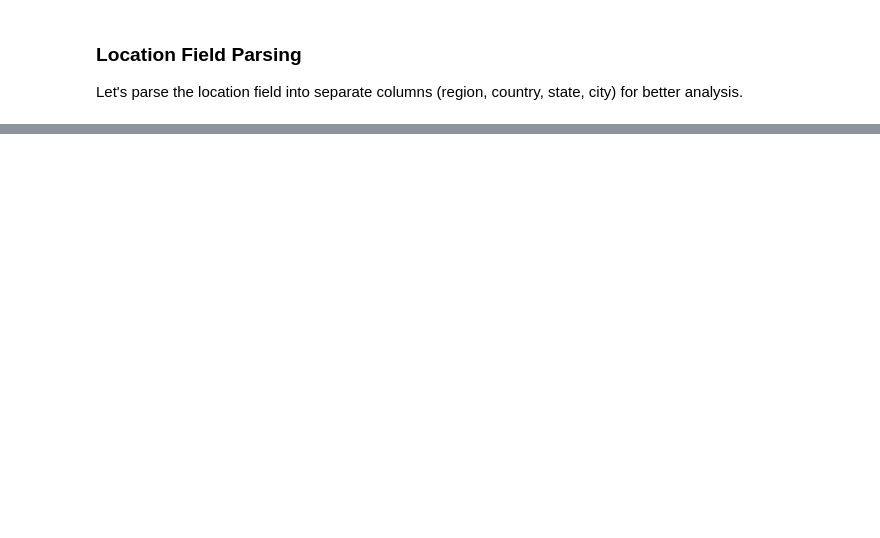
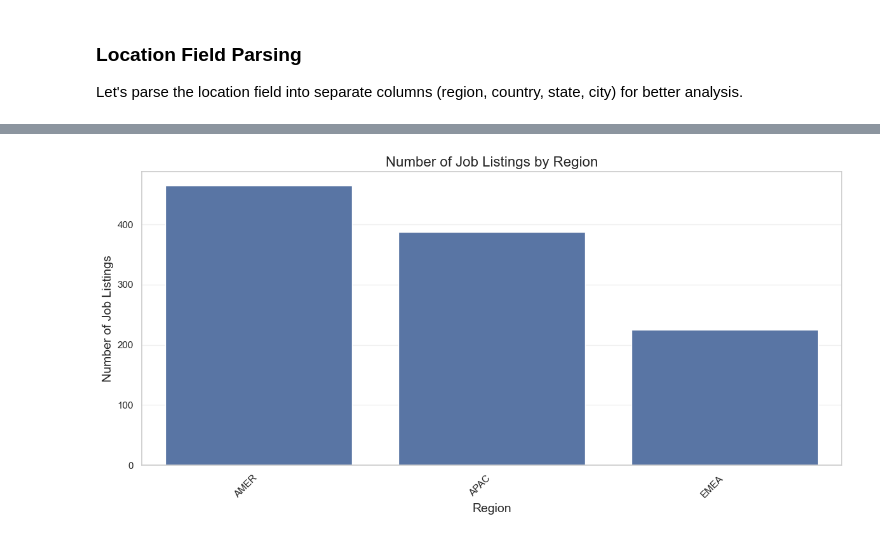
Before and after one commit to adfrisealach/workday-scraper, a Jupyter notebook: analysis/job_data_analysis.ipynb, the cells around one changed output, grey strips where cells are left out. Saved outputs shown, nothing was run; the diff lists cells and outputs as text; code cells hidden in the pictures; blank space fills up the shorter version.

```diff
--- a/analysis/job_data_analysis.ipynb
+++ b/analysis/job_data_analysis.ipynb
@@ -627,0 +439,19 @@ Max jobs collected on a single day: 423 on 2025-07-29
+# %%
+# Jobs by Region
+# Extract region from location field since there's no 'region' column
+# Location format appears to be "REGION - COUNTRY - CITY - ADDRESS"
+df['extracted_region'] = df['location'].str.split(' - ').str[0]
+
+if df['extracted_region'].notna().any():
+    region_counts = df['extracted_region'].value_counts()
+    plt.figure(figsize=(12, 6))
+    sns.barplot(x=region_counts.index, y=region_counts.values)
+    plt.title('Number of Job Listings by Region', fontsize=16)
+    plt.xlabel('Region', fontsize=14)
+    plt.ylabel('Number of Job Listings', fontsize=14)
+    plt.xticks(rotation=45, ha='right')
+    plt.grid(axis='y', alpha=0.3)
+    plt.tight_layout()
+    plt.show()
+# %% [output]
+[figure, added]
```
Also changed, not shown: parts of 44 cells of this notebook, 5 other files.
